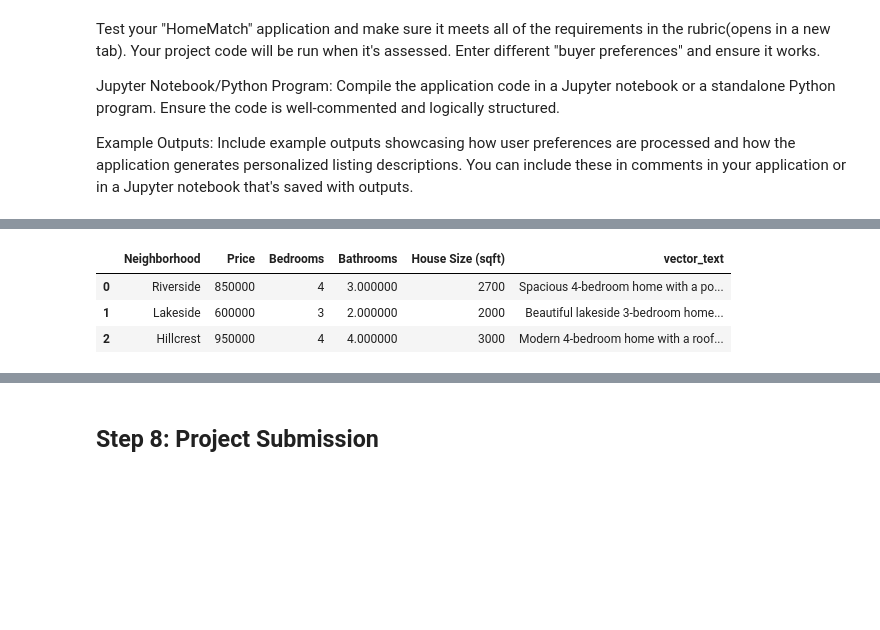
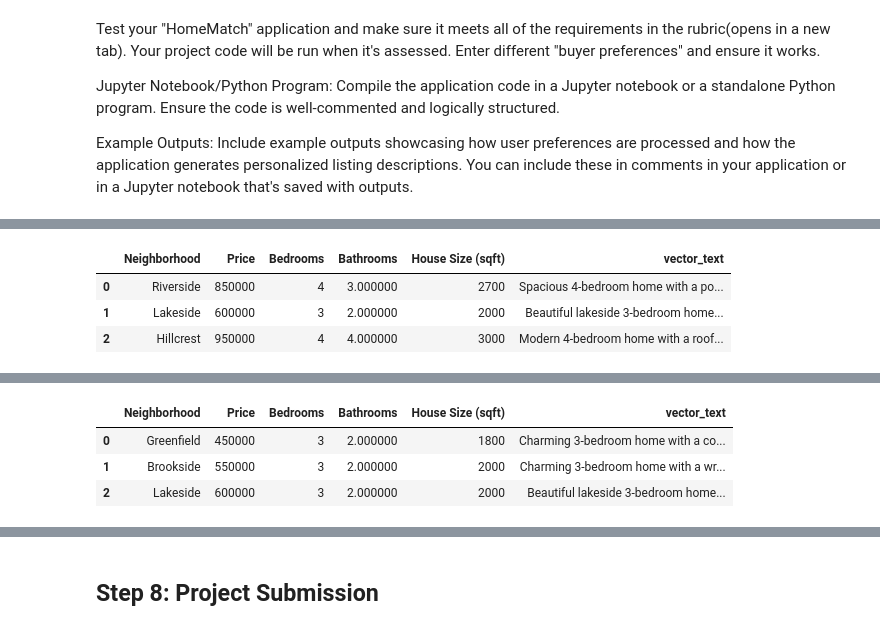
Before and after one commit to hsakkout/genai-realtor, a Jupyter notebook: HomeMatch.ipynb, the cells around one changed output, grey strips where cells are left out. Drawn from its saved outputs; the diff is of its cells as text; code cells hidden in the pictures; blank space fills up the shorter version.

Commit message:
Saved and recommitted files belonging to prior commit

```diff
--- a/HomeMatch.ipynb
+++ b/HomeMatch.ipynb
@@ -624,6 +620,10 @@ Jupyter Notebook/Python Program: Compile the application code in a Jupyter noteb
 
 Example Outputs: Include example outputs showcasing how user preferences are processed and how the application generates personalized listing descriptions. You can include these in comments in your application or in a Jupyter notebook that's saved with outputs.
 # %%
+import base64
+import io
+from IPython.display import HTML
+
 # Output the results visually and to CSV
 
 preferences_df = pref_csv_version_handler.read_from_csv()
@@ -631,29 +631,93 @@ if preferences_df is None:
     print(f"No preferences found. Please fill out the User Preferences form to generate preference CSV files.")
 
 for i in range(pref_csv_version_handler.get_version_number(next_version=False)):
-
     # Load preferences
     prefs_version = i+1
-
     preferences_df = pref_csv_version_handler.read_from_csv(version_number=prefs_version)
 
+    # Convert preferences DataFrame to dictionary
+    preferences = dict(zip(preferences_df['Question'], preferences_df['Answer']))
+
+    print(f"Showing results for preference set #{prefs_version}:")
     print(" * ".join(preferences.values()))
 
     # Perform search with the loaded preferences
     results = search_homes_by_preferences(preferences)
 
     print("Search results:")
-
-
     display_df(results[["Neighborhood", "Price", "Bedrooms", "Bathrooms", "House Size (sqft)", "vector_text"]])
 
-
-    # Call the function
+    # Call the function to augment listing descriptions
     results = augment_listing_descriptions(results, preferences, llm)
 
-    print(" * ".join(preferences.values()))
+    # Display detailed results with augmented descriptions
     display_df(results[['Neighborhood', 'vector_text', 'augmented_description']])
 
+    # Create HTML table with images
+    html_output = "<h2>HomeMatch Results</h2>"
+    html_output += "<h3>Your Preferences:</h3>"
+    html_output += "<p>" + " * ".join(preferences.values()) + "</p>"
 
+    # Start HTML table
+    html_output += """
+    <table style="width:100%; border-collapse: collapse;">
+      <tr style="background-color: #f2f2f2;">
+        <th style="padding: 12px; text-align: left; border: 1px solid #ddd;">Property</th>
+        <th style="padding: 12px; text-align: left; border: 1px solid #ddd;">Image</th>
+        <th style="padding: 12px; text-align: left; border: 1px solid #ddd;">Description</th>
+      </tr>
+    """
+
+    # Table rows for each property
+    table_df = table.to_pandas()
+    for idx, row in results.iterrows():
+        # Format price with commas
+        formatted_price = f"${row['Price']:,}"
+
+        # Find the original index to locate the image
+        original_idx = table_df.index[table_df['Neighborhood'] == row['Neighborhood']].tolist()
+        image_html = ""
+
+        if original_idx:
+            image_path = f"./generated_images/property_{original_idx[0]+1}.jpg"
+            if os.path.exists(image_path):
+                with open(image_path, "rb") as img_file:
+                    img_data = base64.b64encode(img_file.read()).decode()
+                image_html = f'<img src="embedded-picture" style="width:300px;">'
+            else:
+                image_html = "<p>No image available</p>"
+
+        # Add row to table
+        html_output += f"""
+        <tr style="border: 1px solid #ddd;">
+            <td style="padding: 12px; vertical-align: top; border: 1px solid #ddd;">
+                <strong>{row['Neighborhood']}</strong><br>
+                {formatted_price}<br>
+                {row['Bedrooms']} bed / {row['Bathrooms']} bath<br>
+                {row['House Size (sqft)']:,} sqft
+            </td>
+            <td style="padding: 12px; vertical-align: top; border: 1px solid #ddd;">
+                {image_html}
+            </td>
+            <td style="padding: 12px; vertical-align: top; border: 1px solid #ddd;">
+                <p><strong>Personalized Description:</strong><br>
+                {row['augmented_description']}</p>
+            </td>
+        </tr>
+        """
+
+    # Close HTML table
+    html_output += "</table>"
+
+    # Display HTML
+    display(HTML(html_output))
+
+    # Save results to CSV
     results_csv_version_handler.save_df_to_csv(results)
+
+    # Save HTML to file for PDF generation in next cell
+    html_filename = f"./generated_csvs/homematch_results_{prefs_version}.html"
+    with open(html_filename, "w") as f:
+        f.write(html_output)
+    print(f"HTML saved to {html_filename} for PDF generation in the next step")
 # %% [output]
@@ -679,0 +759,4 @@ Search results:
+|  | Neighborhood | Price | Bedrooms | Bathrooms | House Size (sqft) | vector_text |
+| 0 | Greenfield | 450000 | 3 | 2.000000 | 1800 | Charming 3-bedroom home with a co... |
+| 1 | Brookside | 550000 | 3 | 2.000000 | 2000 | Charming 3-bedroom home with a wr... |
+| 2 | Lakeside | 600000 | 3 | 2.000000 | 2000 | Beautiful lakeside 3-bedroom home... |
```
Also changed, not shown: parts of 5 cells of this notebook, 1 other file.
